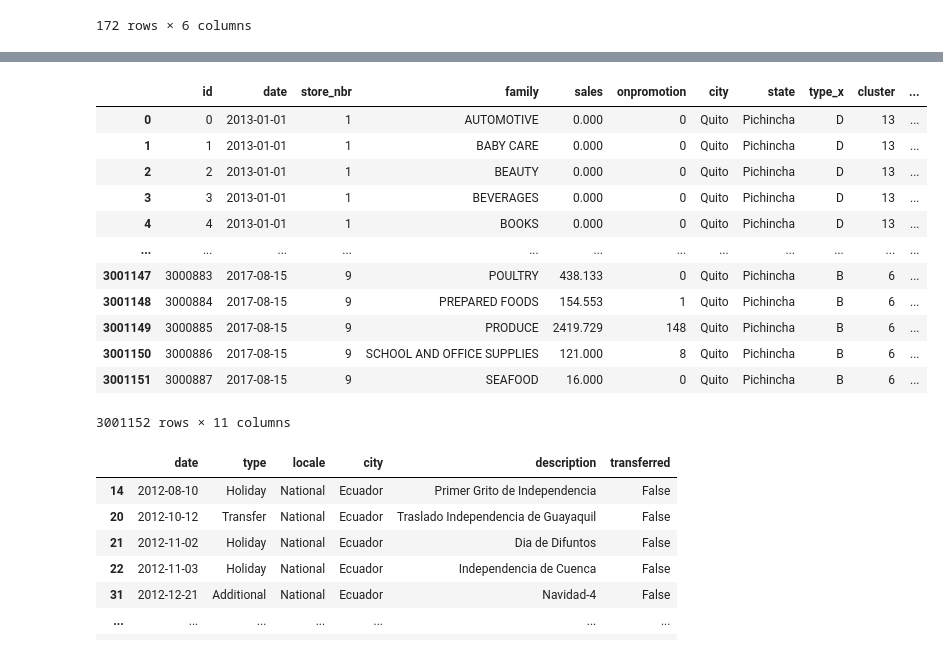
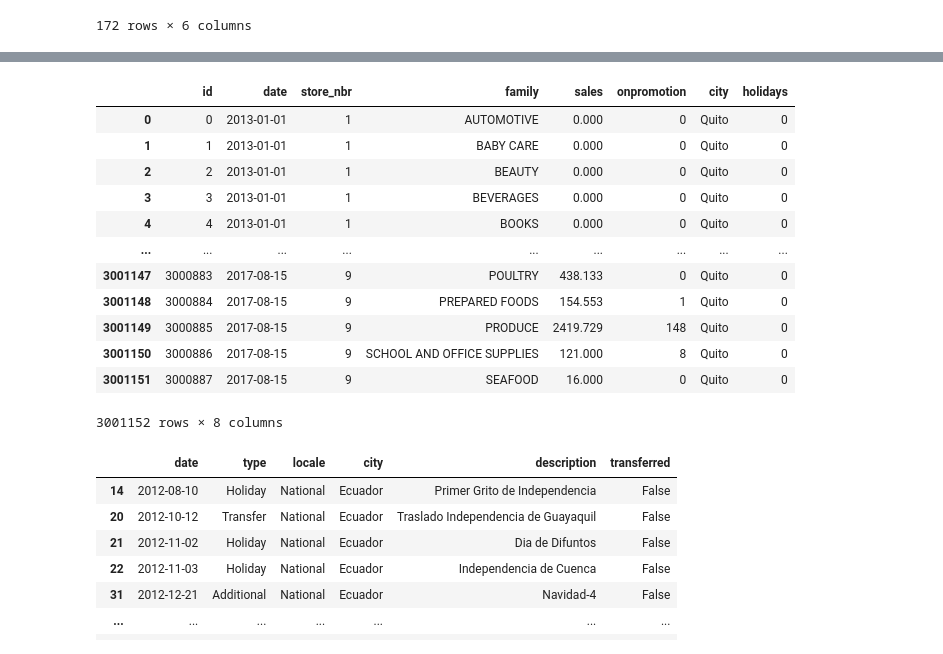
Before and after one commit to EmilienStoret/favorita, a Jupyter notebook: notebooks/Get df_main.ipynb, the cells around one changed output, grey strips where cells are left out. Drawn from its saved outputs; the diff is of its cells as text; code cells hidden in the pictures.

```diff
--- a/Untitled.ipynb
+++ b/notebooks/Get df_main.ipynb
@@ -31,6 +37,6 @@ df_holidays_events_local
 | 344 | 2017-12-22 | Holiday | Local | Salinas | Cantonizacion de Salinas | False |
 172 rows × 6 columns
 # %%
-df_main = df_train.merge(df_stores, on='store_nbr', how='left')
+df_main = df_train.merge(df_stores[['store_nbr', 'city']], on='store_nbr', how='left')
 df_main
 # %% [output]
@@ -50,2 +56,2 @@ df_main
 # %%
-df_main = df_main.merge(df_holidays_events_local, on = ['date', 'city'], how='left')
+df_main = df_main.merge(df_holidays_events_local[['date', 'city', 'locale']], on = ['date', 'city'], how='left')
@@ -70,22 +76,22 @@ df_main[df_main['locale']=='Local']
 # %%
 df_main['holidays'] = df_main['locale'].apply(lambda x: 1 if x=='Local'else 0)
 # %%
-df_main.drop(columns=['type_y', 'locale', 'description', 'transferred'], inplace=True)
+df_main.drop(columns=['locale'], inplace=True)
 df_main
 # %% [output]
-|  | id | date | store_nbr | family | sales | onpromotion | city | state | type_x | cluster | ... |
-| 0 | 0 | 2013-01-01 | 1 | AUTOMOTIVE | 0.000 | 0 | Quito | Pichincha | D | 13 | ... |
-| 1 | 1 | 2013-01-01 | 1 | BABY CARE | 0.000 | 0 | Quito | Pichincha | D | 13 | ... |
-| 2 | 2 | 2013-01-01 | 1 | BEAUTY | 0.000 | 0 | Quito | Pichincha | D | 13 | ... |
-| 3 | 3 | 2013-01-01 | 1 | BEVERAGES | 0.000 | 0 | Quito | Pichincha | D | 13 | ... |
-| 4 | 4 | 2013-01-01 | 1 | BOOKS | 0.000 | 0 | Quito | Pichincha | D | 13 | ... |
-| ... | ... | ... | ... | ... | ... | ... | ... | ... | ... | ... | ... |
-| 3001147 | 3000883 | 2017-08-15 | 9 | POULTRY | 438.133 | 0 | Quito | Pichincha | B | 6 | ... |
-| 3001148 | 3000884 | 2017-08-15 | 9 | PREPARED FOODS | 154.553 | 1 | Quito | Pichincha | B | 6 | ... |
-| 3001149 | 3000885 | 2017-08-15 | 9 | PRODUCE | 2419.729 | 148 | Quito | Pichincha | B | 6 | ... |
-| 3001150 | 3000886 | 2017-08-15 | 9 | SCHOOL AND OFFICE SUPPLIES | 121.000 | 8 | Quito | Pichincha | B | 6 | ... |
-| 3001151 | 3000887 | 2017-08-15 | 9 | SEAFOOD | 16.000 | 0 | Quito | Pichincha | B | 6 | ... |
+|  | id | date | store_nbr | family | sales | onpromotion | city | holidays |
+| 0 | 0 | 2013-01-01 | 1 | AUTOMOTIVE | 0.000 | 0 | Quito | 0 |
+| 1 | 1 | 2013-01-01 | 1 | BABY CARE | 0.000 | 0 | Quito | 0 |
+| 2 | 2 | 2013-01-01 | 1 | BEAUTY | 0.000 | 0 | Quito | 0 |
+| 3 | 3 | 2013-01-01 | 1 | BEVERAGES | 0.000 | 0 | Quito | 0 |
+| 4 | 4 | 2013-01-01 | 1 | BOOKS | 0.000 | 0 | Quito | 0 |
+| ... | ... | ... | ... | ... | ... | ... | ... | ... |
+| 3001147 | 3000883 | 2017-08-15 | 9 | POULTRY | 438.133 | 0 | Quito | 0 |
+| 3001148 | 3000884 | 2017-08-15 | 9 | PREPARED FOODS | 154.553 | 1 | Quito | 0 |
+| 3001149 | 3000885 | 2017-08-15 | 9 | PRODUCE | 2419.729 | 148 | Quito | 0 |
+| 3001150 | 3000886 | 2017-08-15 | 9 | SCHOOL AND OFFICE SUPPLIES | 121.000 | 8 | Quito | 0 |
+| 3001151 | 3000887 | 2017-08-15 | 9 | SEAFOOD | 16.000 | 0 | Quito | 0 |
-3001152 rows × 11 columns
+3001152 rows × 8 columns
 # %%
 df_holidays_events_national = df_holidays_events[df_holidays_events['locale_name']=='Ecuador'].copy()
 df_holidays_events_national.rename(columns={'locale_name':'city'}, inplace=True)
```
Also changed, not shown: parts of 15 cells of this notebook, 8 other files.
